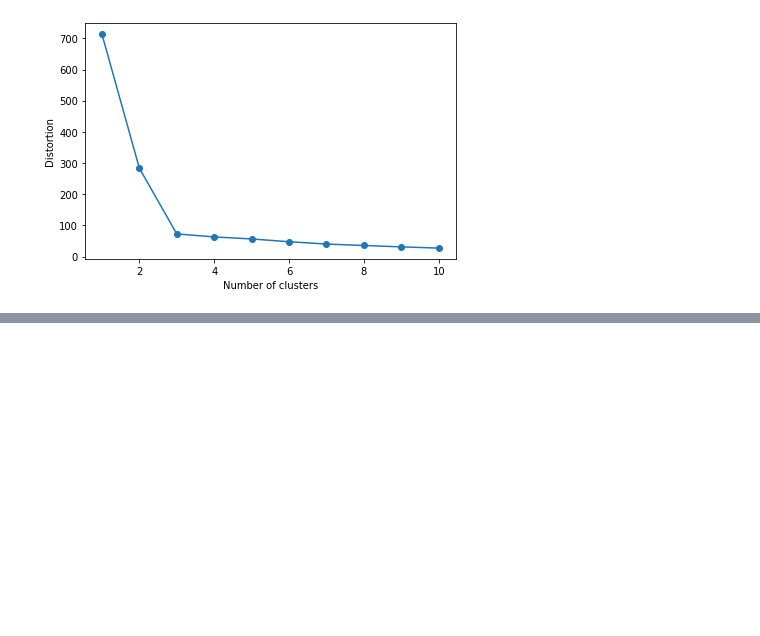
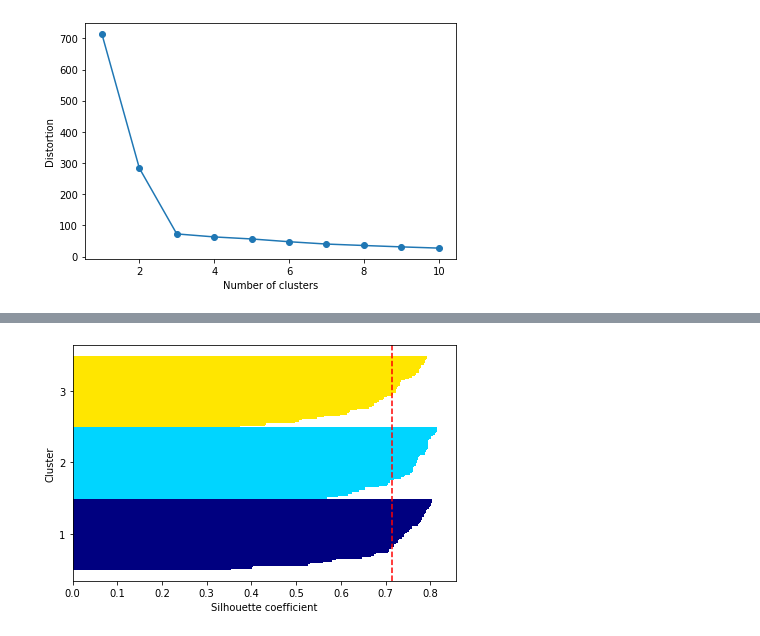
Before and after one commit to yonsken/python-ml-exercises, a Jupyter notebook: chapter_exercises/chapter_11/clustering_analysis.ipynb, the cells around one changed output, grey strips where cells are left out. Drawn from its saved outputs; the diff is of its cells as text; code cells hidden in the pictures; blank space fills up the shorter version.

```diff
--- a/chapter_exercises/chapter_11/clustering_analysis.ipynb
+++ b/chapter_exercises/chapter_11/clustering_analysis.ipynb
@@ -107,0 +111,40 @@ plt.show()
+# %%
+import numpy as np
+from matplotlib import cm
+from sklearn.metrics import silhouette_samples
+
+km = KMeans(n_clusters=3,
+            init='k-means++',
+            n_init=10,
+            max_iter=300,
+            tol=1e-04,
+            random_state=0)
+y_km = km.fit_predict(X)
+
+cluster_labels = np.unique(y_km)
+n_clusters = cluster_labels.shape[0]
+silhouette_vals = silhouette_samples(X, y_km, metric='euclidean')
+y_ax_lower, y_ax_upper = 0, 0
+yticks = []
+for i, c in enumerate(cluster_labels):
+    c_silhouette_vals = silhouette_vals[y_km == c]
+    c_silhouette_vals.sort()
+    y_ax_upper += len(c_silhouette_vals)
+    color = cm.jet(float(i) / n_clusters)
+    plt.barh(range(y_ax_lower, y_ax_upper), c_silhouette_vals, height=1.0,
+             edgecolor='none', color=color)
+
+    yticks.append((y_ax_lower + y_ax_upper) / 2.)
+    y_ax_lower += len(c_silhouette_vals)
+
+silhouette_avg = np.mean(silhouette_vals)
+plt.axvline(silhouette_avg, color="red", linestyle="--")
+
+plt.yticks(yticks, cluster_labels + 1)
+plt.ylabel('Cluster')
+plt.xlabel('Silhouette coefficient')
+
+plt.tight_layout()
+plt.show()
+# %% [output]
+[figure, added]
```
Also changed, not shown: parts of 37 cells of this notebook.
